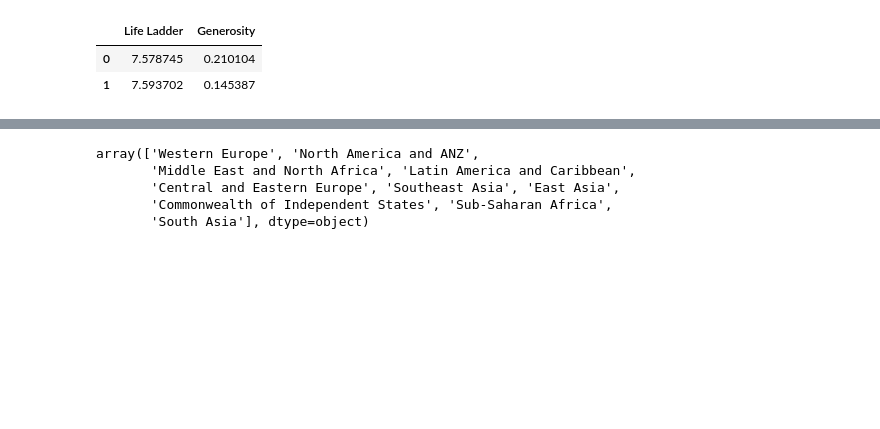
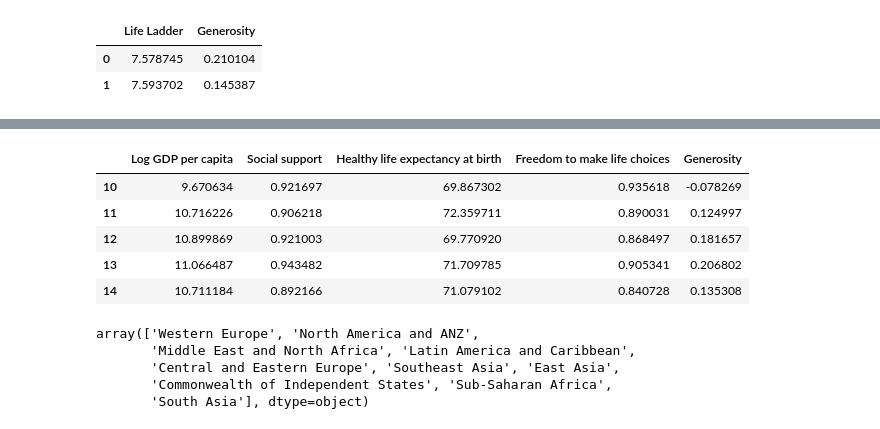
Before and after one commit to OpenCV13/dm, a Jupyter notebook: module_3.ipynb, the cells around one changed output, grey strips where cells are left out. Drawn from its saved outputs; the diff is of its cells as text; code cells hidden in the pictures; blank space fills up the shorter version.

```diff
--- a/module_3.ipynb
+++ b/module_3.ipynb
@@ -258,3 +268,14 @@ life_ladder_df.head(2)
+# %%
+# slicing
+df_2 = happiness_df.iloc[10:100, 5:10]
+df_2.head()
+# %% [output]
+|  | Log GDP per capita | Social support | Healthy life expectancy at birth | Freedom to make life choices | Generosity |
+| 10 | 9.670634 | 0.921697 | 69.867302 | 0.935618 | -0.078269 |
+| 11 | 10.716226 | 0.906218 | 72.359711 | 0.890031 | 0.124997 |
+| 12 | 10.899869 | 0.921003 | 69.770920 | 0.868497 | 0.181657 |
+| 13 | 11.066487 | 0.943482 | 71.709785 | 0.905341 | 0.206802 |
+| 14 | 10.711184 | 0.892166 | 71.079102 | 0.840728 | 0.135308 |
 # %%
 happiness_df['Region'].unique()
 # %% [output]
```
Also changed, not shown: parts of 2 cells of this notebook.
